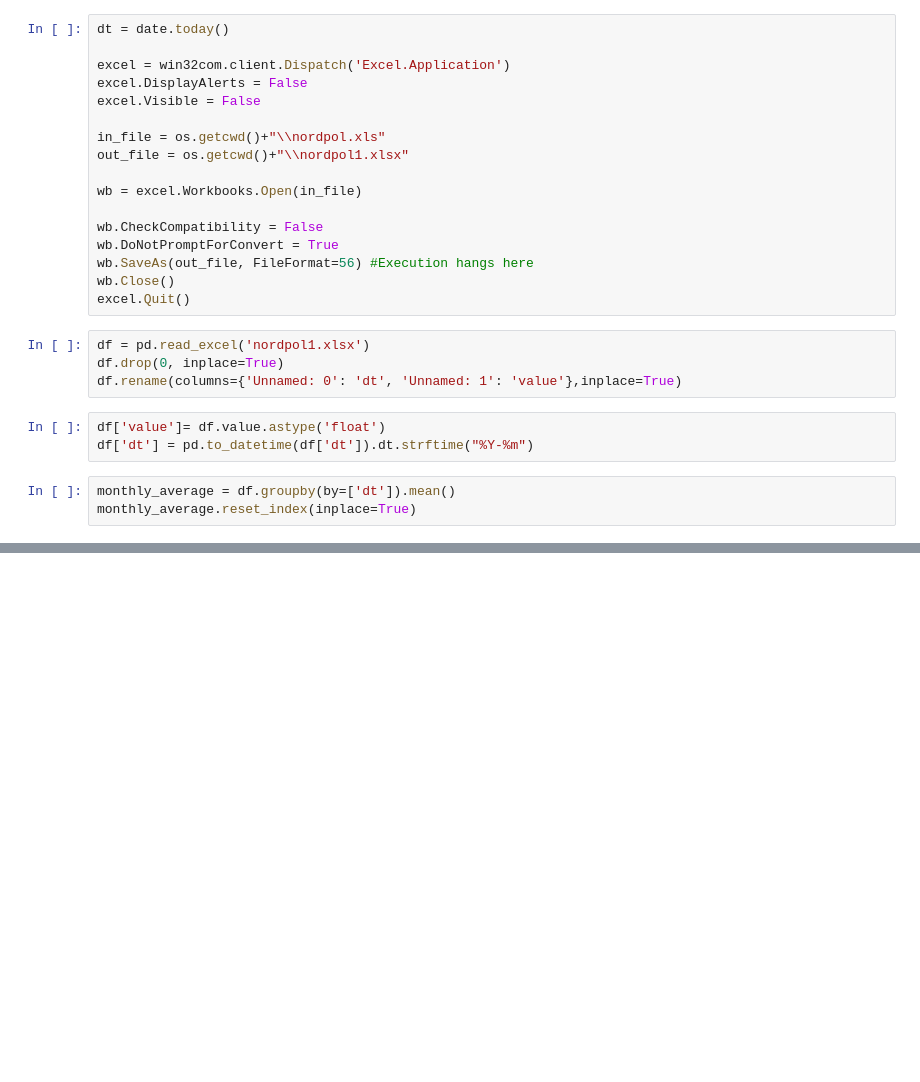
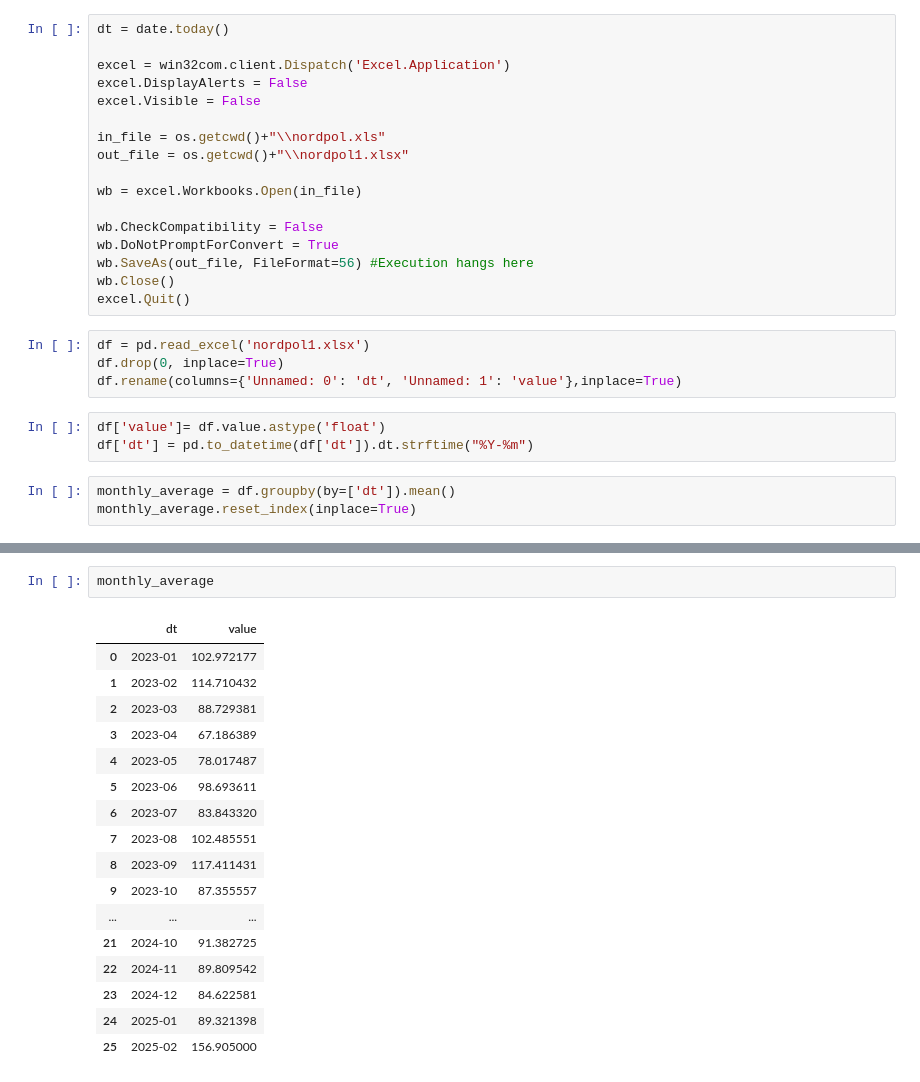
Before and after one commit to simonasaudickas/elektra, a Jupyter notebook: Elektra_windows.ipynb, the cells around one changed output, grey strips where cells are left out. Drawn from its saved outputs; the diff is of its cells as text; blank space fills up the shorter version.

```diff
--- a/Elektra_windows.ipynb
+++ b/Elektra_windows.ipynb
@@ -63,0 +64,20 @@ plt.legend('ABCDEF', ncol=2, loc='upper left');
+# %%
+monthly_average
+# %% [output]
+|  | dt | value |
+| 0 | 2023-01 | 102.972177 |
+| 1 | 2023-02 | 114.710432 |
+| 2 | 2023-03 | 88.729381 |
+| 3 | 2023-04 | 67.186389 |
+| 4 | 2023-05 | 78.017487 |
+| 5 | 2023-06 | 98.693611 |
+| 6 | 2023-07 | 83.843320 |
+| 7 | 2023-08 | 102.485551 |
+| 8 | 2023-09 | 117.411431 |
+| 9 | 2023-10 | 87.355557 |
+| ... | ... | ... |
+| 21 | 2024-10 | 91.382725 |
+| 22 | 2024-11 | 89.809542 |
+| 23 | 2024-12 | 84.622581 |
+| 24 | 2025-01 | 89.321398 |
+| 25 | 2025-02 | 156.905000 |
```
Also changed, not shown: parts of 1 cell of this notebook.
